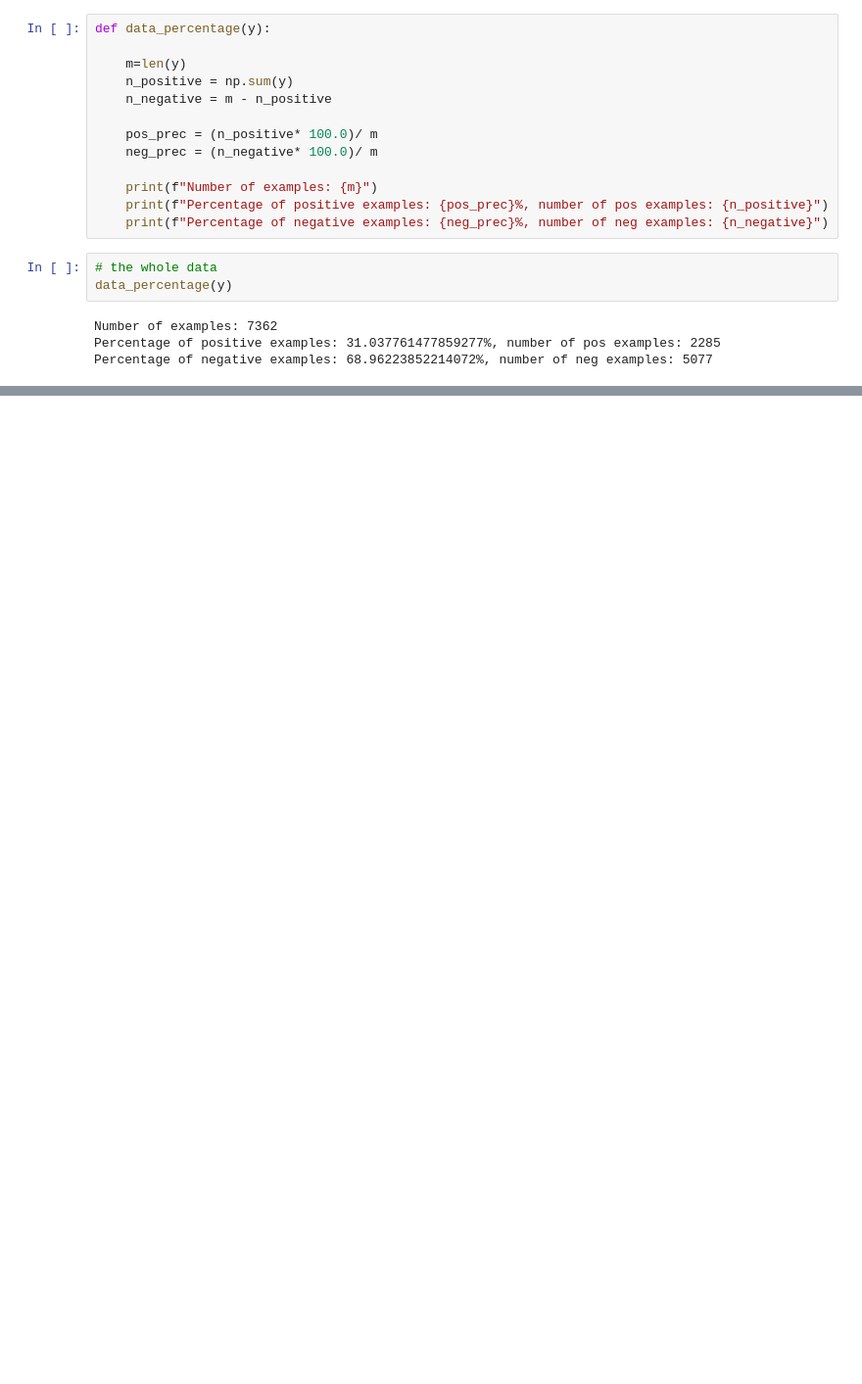
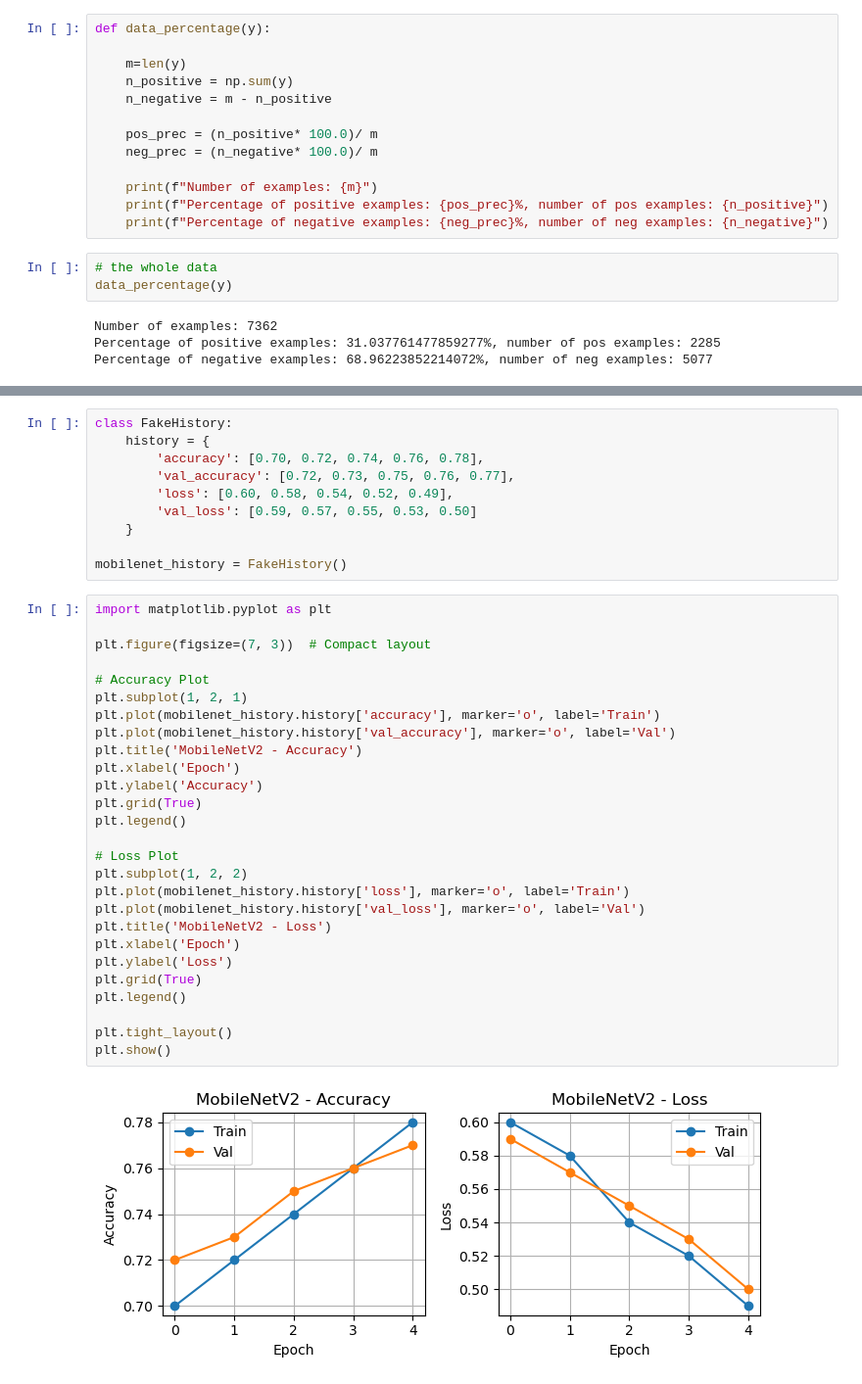
Before and after one commit to Diyo43/kidney-cancer-prediction, a Jupyter notebook: kidneyCancerDetection.ipynb, the cells around one changed output, grey strips where cells are left out. Shown at 98% size. Saved outputs shown, nothing was run; the diff lists cells and outputs as text; blank space fills up the shorter version.

```diff
--- a/kidneyCancerDetection.ipynb
+++ b/kidneyCancerDetection.ipynb
@@ -769,0 +997,39 @@ if __name__ == "__main__":
+# %%
+class FakeHistory:
+    history = {
+        'accuracy': [0.70, 0.72, 0.74, 0.76, 0.78],
+        'val_accuracy': [0.72, 0.73, 0.75, 0.76, 0.77],
+        'loss': [0.60, 0.58, 0.54, 0.52, 0.49],
+        'val_loss': [0.59, 0.57, 0.55, 0.53, 0.50]
+    }
+
+mobilenet_history = FakeHistory()
+# %%
+import matplotlib.pyplot as plt
+
+plt.figure(figsize=(7, 3))  # Compact layout
+
+# Accuracy Plot
+plt.subplot(1, 2, 1)
+plt.plot(mobilenet_history.history['accuracy'], marker='o', label='Train')
+plt.plot(mobilenet_history.history['val_accuracy'], marker='o', label='Val')
+plt.title('MobileNetV2 - Accuracy')
+plt.xlabel('Epoch')
+plt.ylabel('Accuracy')
+plt.grid(True)
+plt.legend()
+
+# Loss Plot
+plt.subplot(1, 2, 2)
+plt.plot(mobilenet_history.history['loss'], marker='o', label='Train')
+plt.plot(mobilenet_history.history['val_loss'], marker='o', label='Val')
+plt.title('MobileNetV2 - Loss')
+plt.xlabel('Epoch')
+plt.ylabel('Loss')
+plt.grid(True)
+plt.legend()
+
+plt.tight_layout()
+plt.show()
+# %% [output]
+[figure, added]
```
Also changed, not shown: parts of 39 cells of this notebook.
